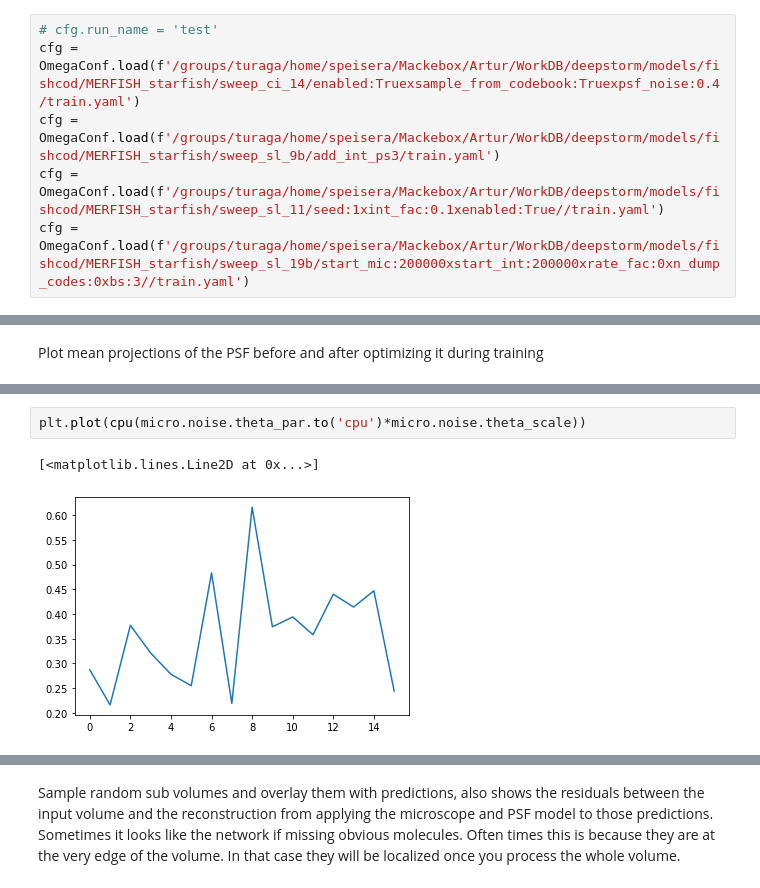
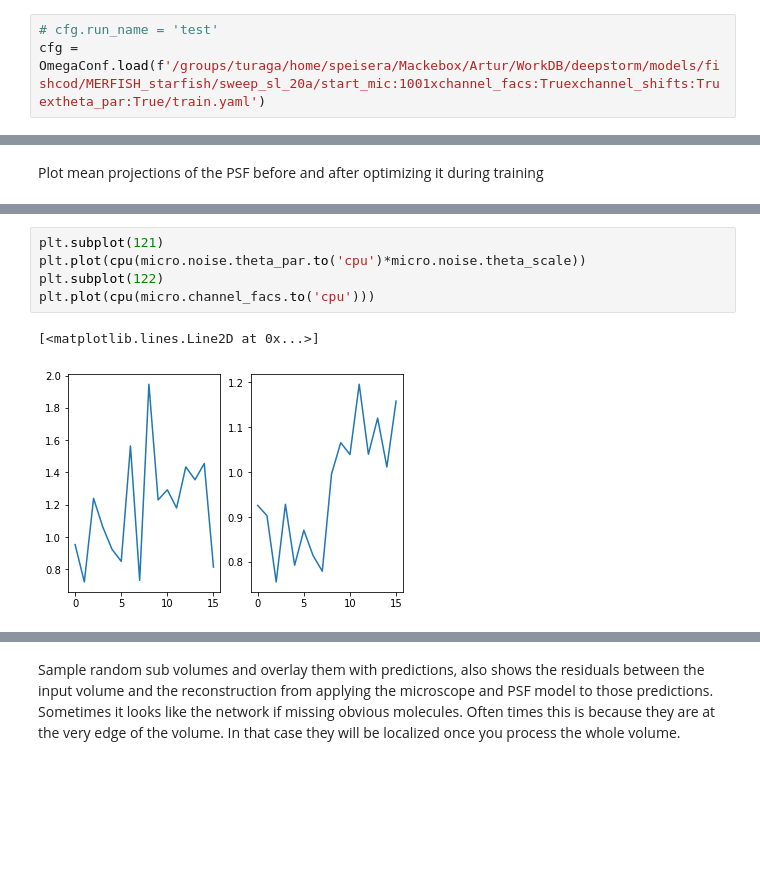
Before and after one commit to TuragaLab/decode_fish, a Jupyter notebook: exp_nbs/MERFISH_starfish.ipynb, the cells around one changed output, grey strips where cells are left out. Cells and saved outputs as stored; diff of their text form; blank space fills up the shorter version.

```diff
--- a/exp_nbs/MERFISH_starfish.ipynb
+++ b/exp_nbs/MERFISH_starfish.ipynb
@@ -289,8 +226,5 @@ get_simulation_statistics(decode_dl, micro, **cfg.intensity_dist, int_threshold=
 # %% [markdown]
 # Evaluation
-# %%
-# cfg.run_name = 'test'
-cfg = OmegaConf.load(f'/groups/turaga/home/speisera/Mackebox/Artur/WorkDB/deepstorm/models/fishcod/MERFISH_starfish/sweep_ci_14/enabled:Truexsample_from_codebook:Truexpsf_noise:0.4/train.yaml')
-cfg = OmegaConf.load(f'/groups/turaga/home/speisera/Mackebox/Artur/WorkDB/deepstorm/models/fishcod/MERFISH_starfish/sweep_sl_9b/add_int_ps3/train.yaml')
-cfg = OmegaConf.load(f'/groups/turaga/home/speisera/Mackebox/Artur/WorkDB/deepstorm/models/fishcod/MERFISH_starfish/sweep_sl_11/seed:1xint_fac:0.1xenabled:True//train.yaml')
-cfg = OmegaConf.load(f'/groups/turaga/home/speisera/Mackebox/Artur/WorkDB/deepstorm/models/fishcod/MERFISH_starfish/sweep_sl_19b/start_mic:200000xstart_int:200000xrate_fac:0xn_dump_codes:0xbs:3//train.yaml')
+# %%
+# cfg.run_name = 'test'
+cfg = OmegaConf.load(f'/groups/turaga/home/speisera/Mackebox/Artur/WorkDB/deepstorm/models/fishcod/MERFISH_starfish/sweep_sl_20a/start_mic:1001xchannel_facs:Truexchannel_shifts:Truextheta_par:True/train.yaml')
@@ -329,8 +280,11 @@ _ = combine_figures([fig1,fig2],['Initial PSF','Learned PSF'], nrows=1, ncols=2,
 # %%
+plt.subplot(121)
 plt.plot(cpu(micro.noise.theta_par.to('cpu')*micro.noise.theta_scale))
+plt.subplot(122)
+plt.plot(cpu(micro.channel_facs.to('cpu')))
 # %% [output]
 [<matplotlib.lines.Line2D at 0x...>]
-[figure, old version]
+[figure, new version]
 # %%
 for i in range(3):
     plt.plot(cpu(micro.noise.channel_shifts[:,i]), label=i)
```
Also changed, not shown: parts of 25 cells of this notebook, 39 other files.
